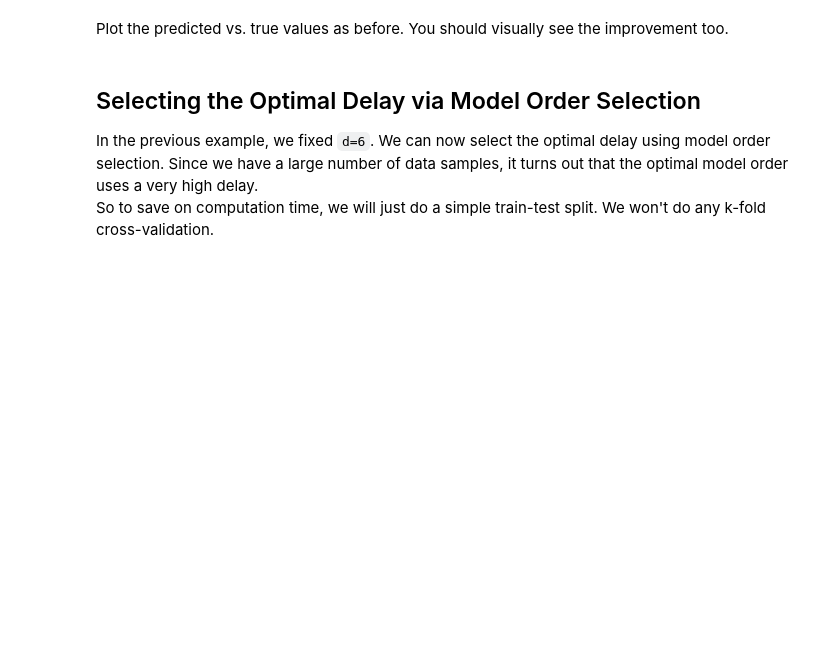
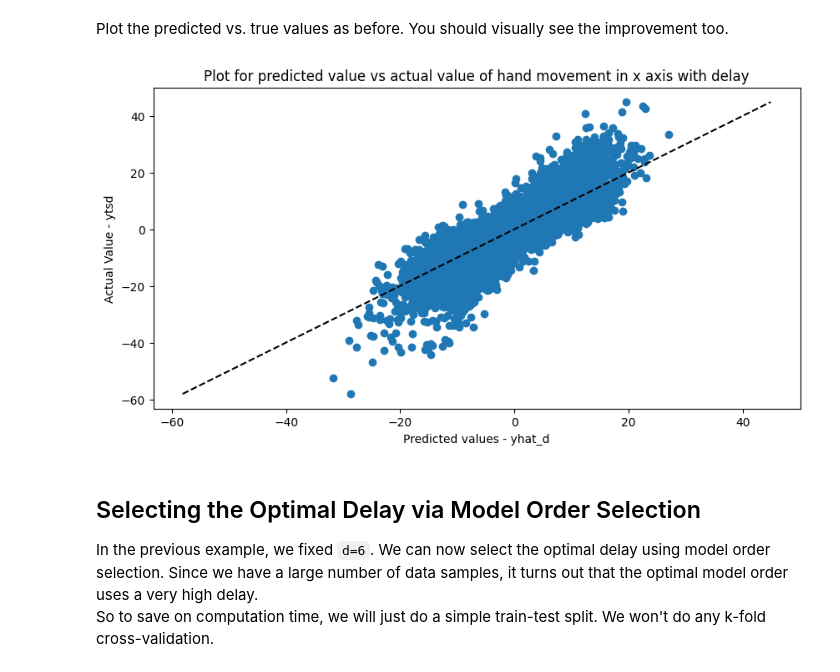
Before and after one commit to shashwatsaket46/study, a Jupyter notebook: lab2_neural.ipynb, the cells around one changed output. Cells and saved outputs as stored; diff of their text form; code cells hidden in the pictures; blank space fills up the shorter version.

```diff
--- a/lab2_neural.ipynb
+++ b/lab2_neural.ipynb
@@ -223,3 +221,13 @@ Plot the predicted vs. true values as before. You should visually see the improv
+# %%
+plt.figure(figsize=(10,5))
+plt.scatter(yhat_d,ytsd)
+plt.plot([ytsd.min(), ytsd.max()], [ytsd.min(), ytsd.max()],'k--')
+plt.xlabel("Predicted values - yhat_d")
+plt.ylabel("Actual Value - ytsd")
+plt.title("Plot for predicted value vs actual value of hand movement in x axis with delay")
+plt.show()
+# %% [output]
+[figure, added]
 # %% [markdown]
 ## Selecting the Optimal Delay via Model Order Selection
 
```
Also changed, not shown: parts of 1 cell of this notebook.
